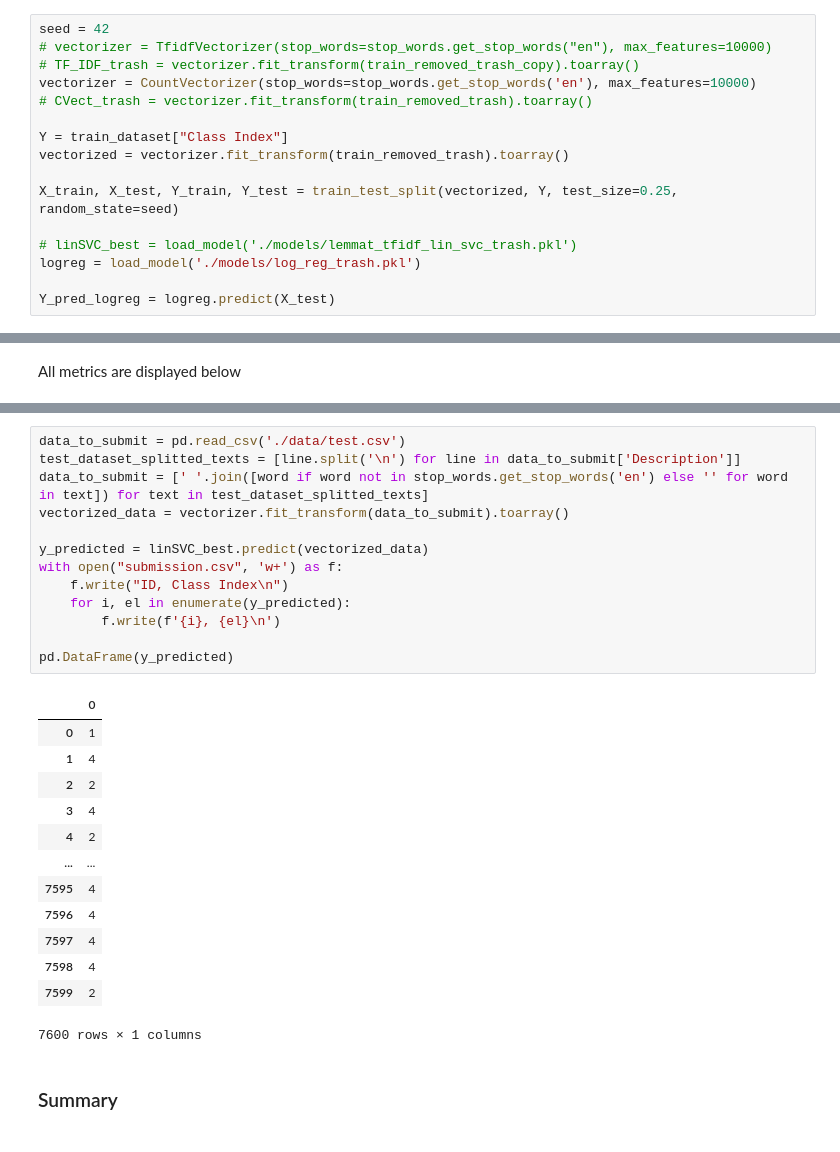
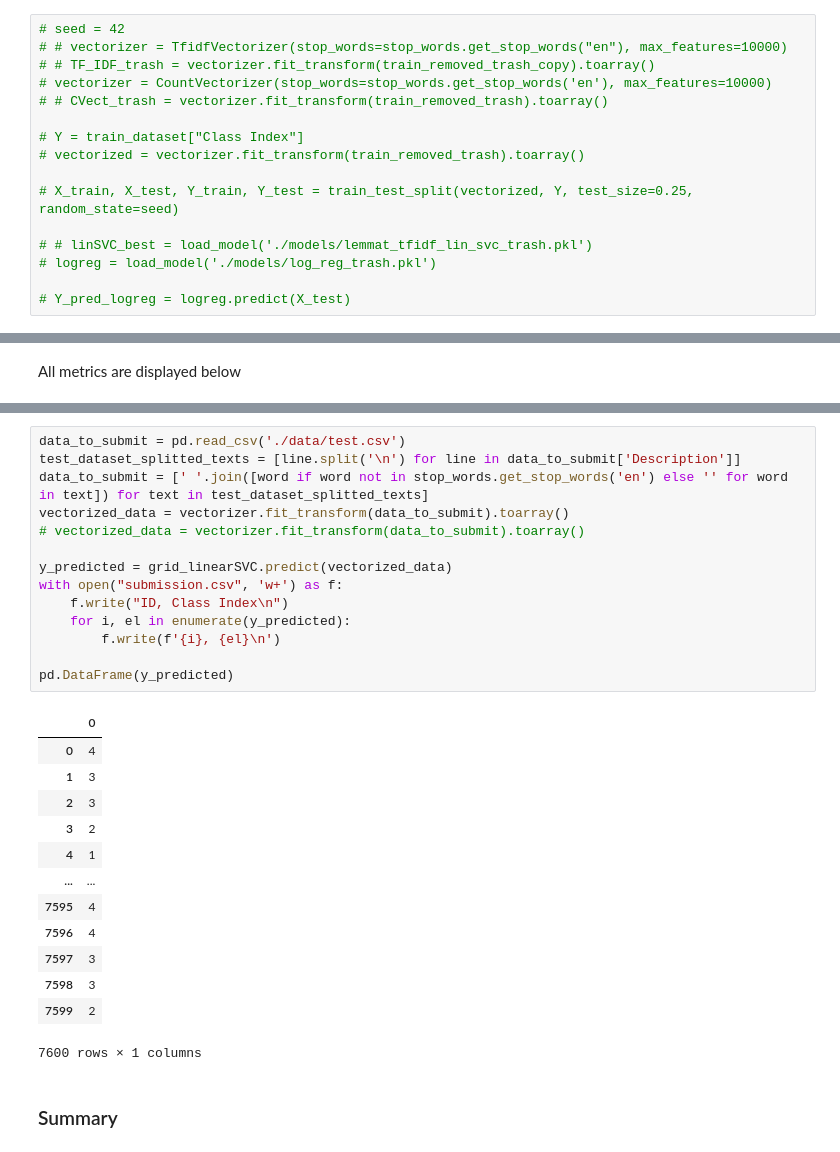
Before and after one commit to HabKaffee/text_classification, a Jupyter notebook: text_classification.ipynb, the cells around one changed output, grey strips where cells are left out. Saved outputs shown, nothing was run; the diff lists cells and outputs as text.

```diff
--- a/text_classification.ipynb
+++ b/text_classification.ipynb
@@ -784,21 +876,21 @@ precision_score = 0.9048591958377651
 # %% [markdown]
 # Comparison
 # %%
-seed = 42
-# vectorizer = TfidfVectorizer(stop_words=stop_words.get_stop_words("en"), max_features=10000)
-# TF_IDF_trash = vectorizer.fit_transform(train_removed_trash_copy).toarray()
-vectorizer = CountVectorizer(stop_words=stop_words.get_stop_words('en'), max_features=10000)
-# CVect_trash = vectorizer.fit_transform(train_removed_trash).toarray()
+# seed = 42
+# # vectorizer = TfidfVectorizer(stop_words=stop_words.get_stop_words("en"), max_features=10000)
+# # TF_IDF_trash = vectorizer.fit_transform(train_removed_trash_copy).toarray()
+# vectorizer = CountVectorizer(stop_words=stop_words.get_stop_words('en'), max_features=10000)
+# # CVect_trash = vectorizer.fit_transform(train_removed_trash).toarray()
 
-Y = train_dataset["Class Index"]
-vectorized = vectorizer.fit_transform(train_removed_trash).toarray()
+# Y = train_dataset["Class Index"]
+# vectorized = vectorizer.fit_transform(train_removed_trash).toarray()
 
-X_train, X_test, Y_train, Y_test = train_test_split(vectorized, Y, test_size=0.25, random_state=seed)
+# X_train, X_test, Y_train, Y_test = train_test_split(vectorized, Y, test_size=0.25, random_state=seed)
 
-# linSVC_best = load_model('./models/lemmat_tfidf_lin_svc_trash.pkl')
-logreg = load_model('./models/log_reg_trash.pkl')
+# # linSVC_best = load_model('./models/lemmat_tfidf_lin_svc_trash.pkl')
+# logreg = load_model('./models/log_reg_trash.pkl')
 
-Y_pred_logreg = logreg.predict(X_test)
+# Y_pred_logreg = logreg.predict(X_test)
 # %%
 def fill_metrix_df(metrix, name, f1_micro, recall, precision):
     metrix[name] = [f1_micro, recall, precision]
@@ -827,28 +919,29 @@ all_metrics_df
 # %%
 data_to_submit = pd.read_csv('./data/test.csv')
 test_dataset_splitted_texts = [line.split('\n') for line in data_to_submit['Description']]
 data_to_submit = [' '.join([word if word not in stop_words.get_stop_words('en') else '' for word in text]) for text in test_dataset_splitted_texts]
 vectorized_data = vectorizer.fit_transform(data_to_submit).toarray()
+# vectorized_data = vectorizer.fit_transform(data_to_submit).toarray()
 
-y_predicted = linSVC_best.predict(vectorized_data)
+y_predicted = grid_linearSVC.predict(vectorized_data)
 with open("submission.csv", 'w+') as f:
     f.write("ID, Class Index\n")
     for i, el in enumerate(y_predicted):
         f.write(f'{i}, {el}\n')
 
 pd.DataFrame(y_predicted)
 # %% [output]
 |  | 0 |
-| 0 | 1 |
-| 1 | 4 |
-| 2 | 2 |
-| 3 | 4 |
-| 4 | 2 |
+| 0 | 4 |
+| 1 | 3 |
+| 2 | 3 |
+| 3 | 2 |
+| 4 | 1 |
 | ... | ... |
 | 7595 | 4 |
 | 7596 | 4 |
-| 7597 | 4 |
-| 7598 | 4 |
+| 7597 | 3 |
+| 7598 | 3 |
 | 7599 | 2 |
 7600 rows × 1 columns
 # %% [markdown]
```
Also changed, not shown: parts of 4 cells of this notebook.
